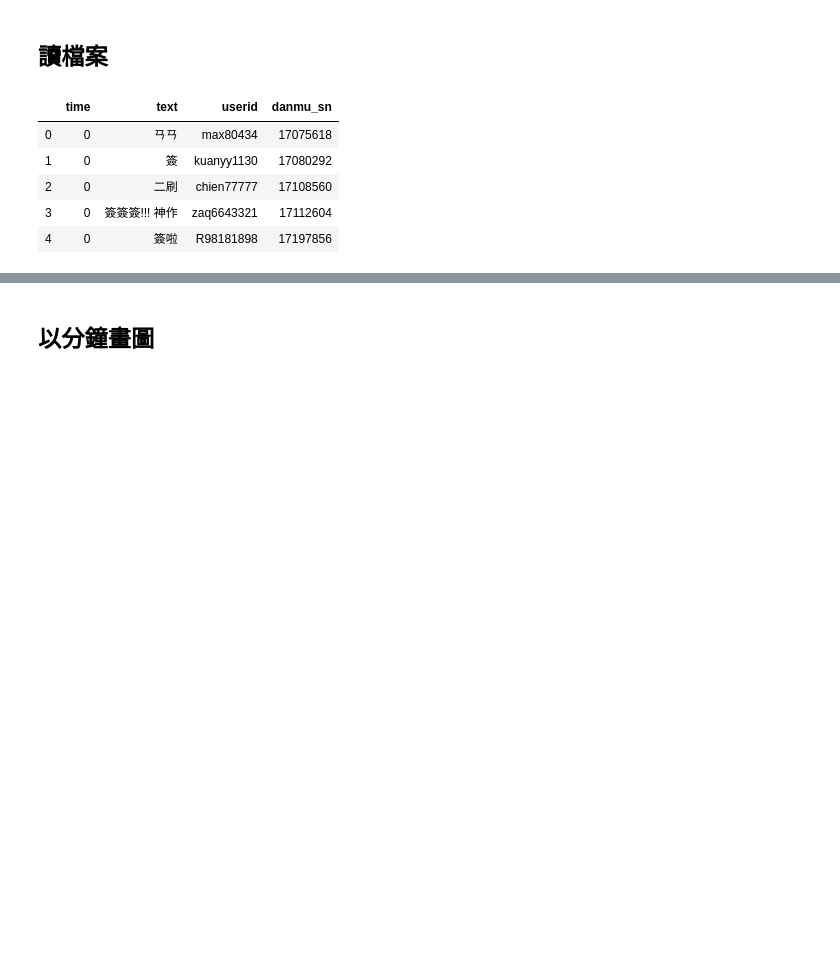
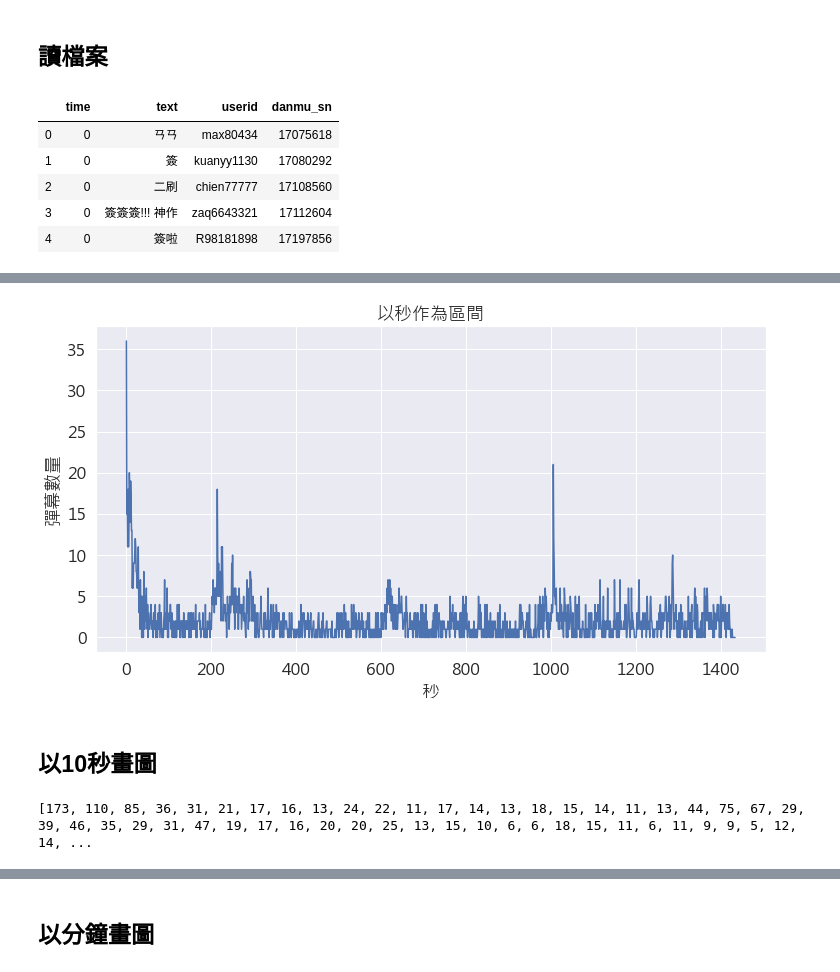
Before and after one commit to YUN1022/ani.gamer_-, a Jupyter notebook: analysis/時間間格畫圖.ipynb, the cells around one changed output, grey strips where cells are left out. Cells and saved outputs as stored; diff of their text form; code cells hidden in the pictures; blank space fills up the shorter version.

```diff
--- a/analysis/時間間格畫圖.ipynb
+++ b/analysis/時間間格畫圖.ipynb
@@ -5,7 +5,7 @@
 # %%
 import pandas as pd
 
-path = './112522/'
+path = './danmu/112522/'
 df = pd.read_csv(path + '112522_1.csv')
 df.head()
 # %% [output]
@@ -17,0 +41,18 @@ df.head()
+# %%
+import matplotlib
+import matplotlib.pyplot as plt
+import seaborn as sns
+
+plt.figure(figsize=(12, 6))
+sns.set(style='darkgrid',font_scale=1.5)
+
+g = sns.lineplot(x="minute", y="min_interval",data=df_data)
+
+plt.rcParams['font.sans-serif'] = ['Microsoft JhengHei']
+plt.rcParams['axes.unicode_minus'] = False
+plt.title("以分鐘作為區間")
+plt.xlabel("分鐘")
+plt.ylabel("彈幕數量")
+
+plt.savefig('分間隔.jpg', dpi=100)
+plt.show()
@@ -17,0 +73,6 @@ df.head()
+# %%
+df_data = pd.DataFrame({
+    'second':second,
+    'sec_interval':sec_interval
+})
+df_data.head()
@@ -17,0 +86,32 @@ df.head()
+# %%
+import matplotlib
+import matplotlib.pyplot as plt
+import seaborn as sns
+
+plt.figure(figsize=(12, 6))
+sns.set(style='darkgrid',font_scale=1.5)
+
+g = sns.lineplot(x="second", y="sec_interval",data=df_data)
+
+plt.rcParams['font.sans-serif'] = ['Microsoft JhengHei']
+plt.rcParams['axes.unicode_minus'] = False
+plt.title("以秒作為區間")
+plt.xlabel("秒")
+plt.ylabel("彈幕數量")
+
+plt.savefig('秒間隔.jpg', dpi=100)
+plt.show()
+# %% [output]
+[figure, added]
+# %% [markdown]
+## 以10秒畫圖
+# %%
+sec_10_interval = []
+second_10= [i for i in range(1,144)]
+for i in range(1, 144):
+    f = ((i-1) * 100 <= df['time']) & (df['time'] < i * 100)
+    sec_10_interval.append(len(df[f]))
+
+print(sec_10_interval)
+# %% [output]
+[173, 110, 85, 36, 31, 21, 17, 16, 13, 24, 22, 11, 17, 14, 13, 18, 15, 14, 11, 13, 44, 75, 67, 29, 39, 46, 35, 29, 31, 47, 19, 17, 16, 20, 20, 25, 13, 15, 10, 6, 6, 18, 15, 11, 6, 11, 9, 9, 5, 12, 14, ...
```
Also changed, not shown: parts of 59 cells of this notebook, 3 other files.
